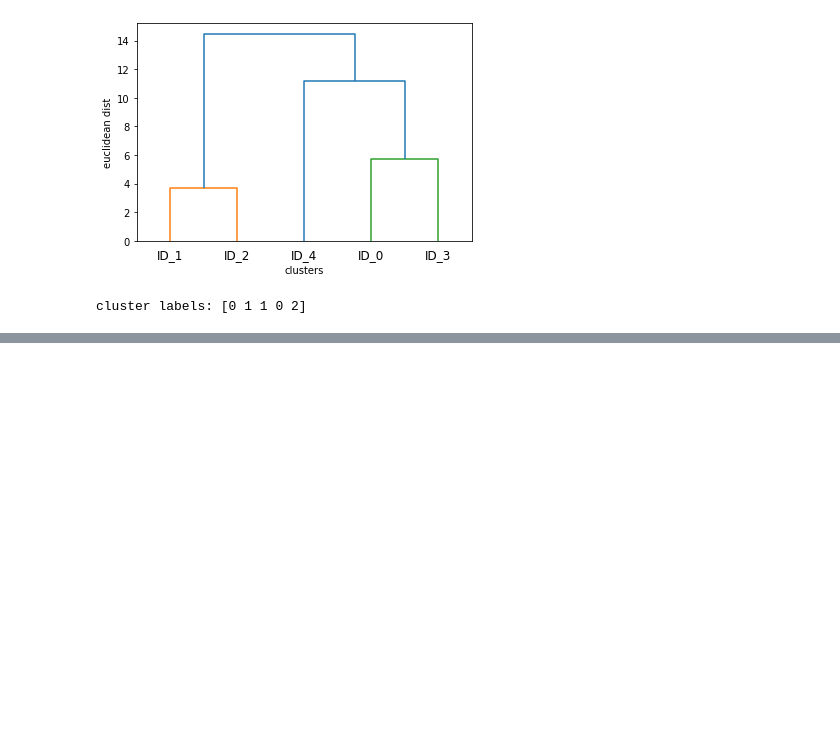
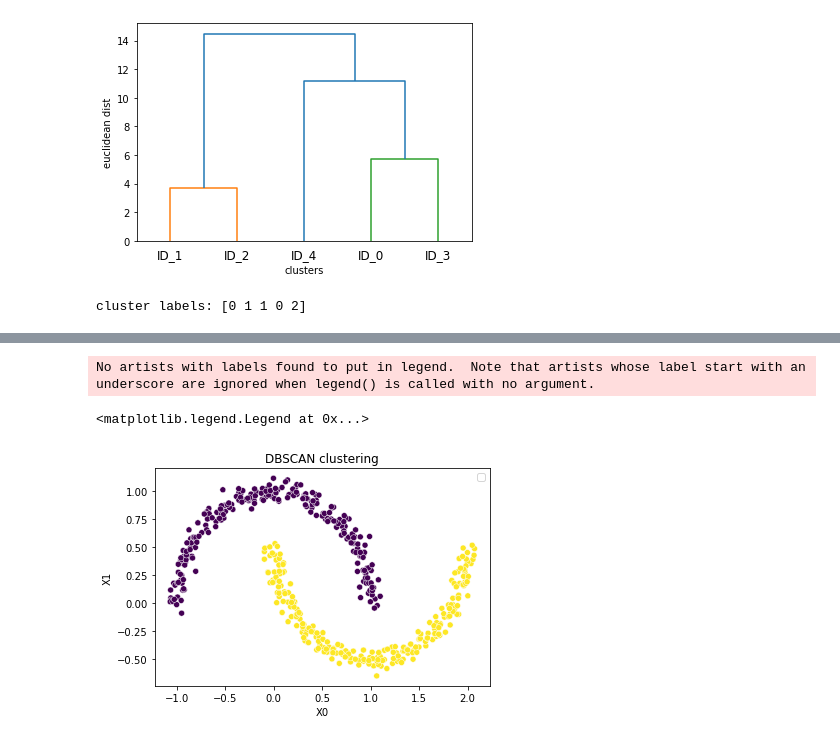
Before and after one commit to mtk0516/mlmaster, a Jupyter notebook: Section-11.ipynb, the cells around one changed output, grey strips where cells are left out. Drawn from its saved outputs; the diff is of its cells as text; code cells hidden in the pictures; blank space fills up the shorter version.

```diff
--- a/Section-11.ipynb
+++ b/Section-11.ipynb
@@ -275,0 +308,18 @@ cluster labels: [0 1 1 0 2]
+# %%
+#いずれも非同心円型のデータ分布に対しては、うまくクラスタリングができていない
+#ここでDBSCAN
+db = DBSCAN(eps=.2,#隣接点とみなすにあたっての最大距離
+            min_samples=5,#コア点がコア点たりうるには周りに何個の隣接点が最低必要か
+            metric='euclidean')#距離の計測方法
+
+y_db = db.fit_predict(X)
+
+sns.scatterplot(X[:,0],X[:,1],c=y_db)
+plt.title('DBSCAN clustering')
+plt.xlabel('X0')
+plt.ylabel('X1')
+plt.legend()
+# %% [output]
+No artists with labels found to put in legend.  Note that artists whose label start with an underscore are ignored when legend() is called with no argument.
+<matplotlib.legend.Legend at 0x...>
+[figure, added]
```
Also changed, not shown: parts of 2 cells of this notebook.
